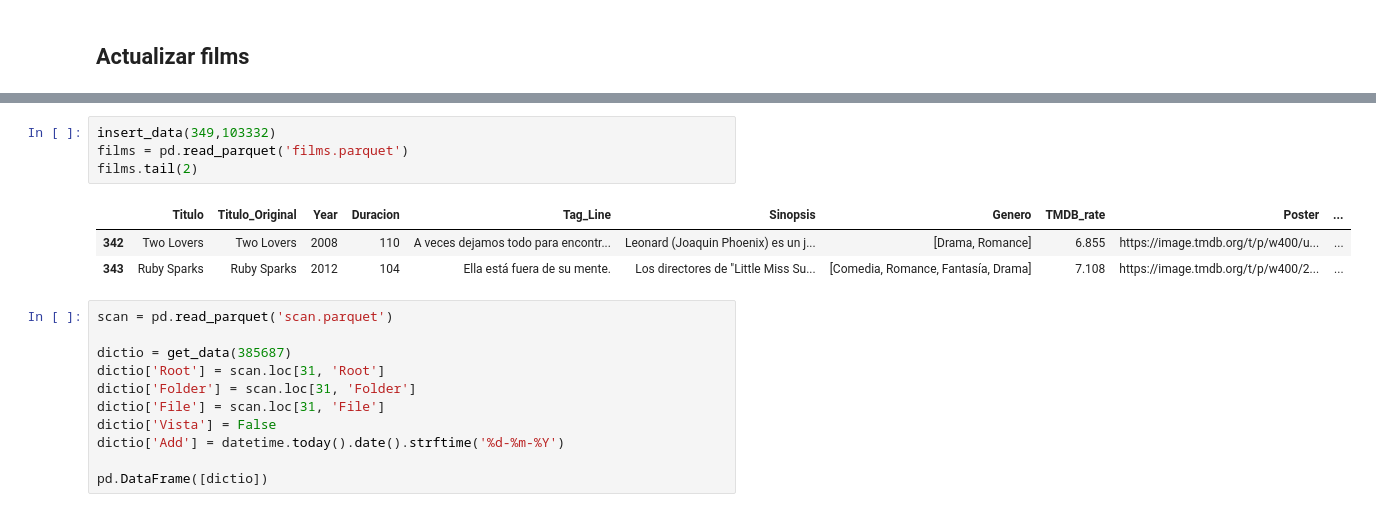
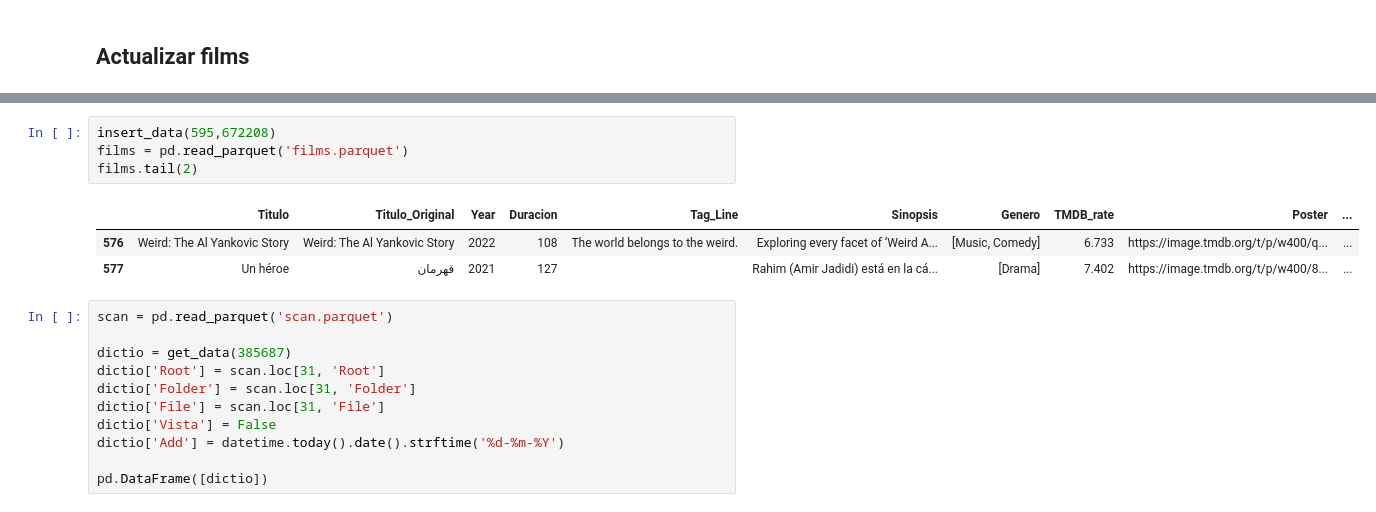
Before and after one commit to gusavato/streamberry, a Jupyter notebook: visor_control.ipynb, the cells around one changed output, grey strips where cells are left out. Drawn from its saved outputs; the diff is of its cells as text.

```diff
--- a/visor_control.ipynb
+++ b/visor_control.ipynb
@@ -127,11 +126,11 @@ scan[scan.API_pass == False].head(10)
 # %%
-insert_data(349,103332)
+insert_data(595,672208)
 films = pd.read_parquet('films.parquet')
 films.tail(2)
 # %% [output]
 |  | Titulo | Titulo_Original | Year | Duracion | Tag_Line | Sinopsis | Genero | TMDB_rate | Poster | ... |
-| 342 | Two Lovers | Two Lovers | 2008 | 110 | A veces dejamos todo para encontr... | Leonard (Joaquin Phoenix) es un j... | [Drama, Romance] | 6.855 | https://image.tmdb.org/t/p/w400/u... | ... |
-| 343 | Ruby Sparks | Ruby Sparks | 2012 | 104 | Ella está fuera de su mente. | Los directores de "Little Miss Su... | [Comedia, Romance, Fantasía, Drama] | 7.108 | https://image.tmdb.org/t/p/w400/2... | ... |
+| 576 | Weird: The Al Yankovic Story | Weird: The Al Yankovic Story | 2022 | 108 | The world belongs to the weird. | Exploring every facet of ‘Weird A... | [Music, Comedy] | 6.733 | https://image.tmdb.org/t/p/w400/q... | ... |
+| 577 | Un héroe | قهرمان | 2021 | 127 |  | Rahim (Amir Jadidi) está en la cá... | [Drama] | 7.402 | https://image.tmdb.org/t/p/w400/8... | ... |
 # %%
 scan = pd.read_parquet('scan.parquet')
 
```
Also changed, not shown: parts of 11 cells of this notebook.
